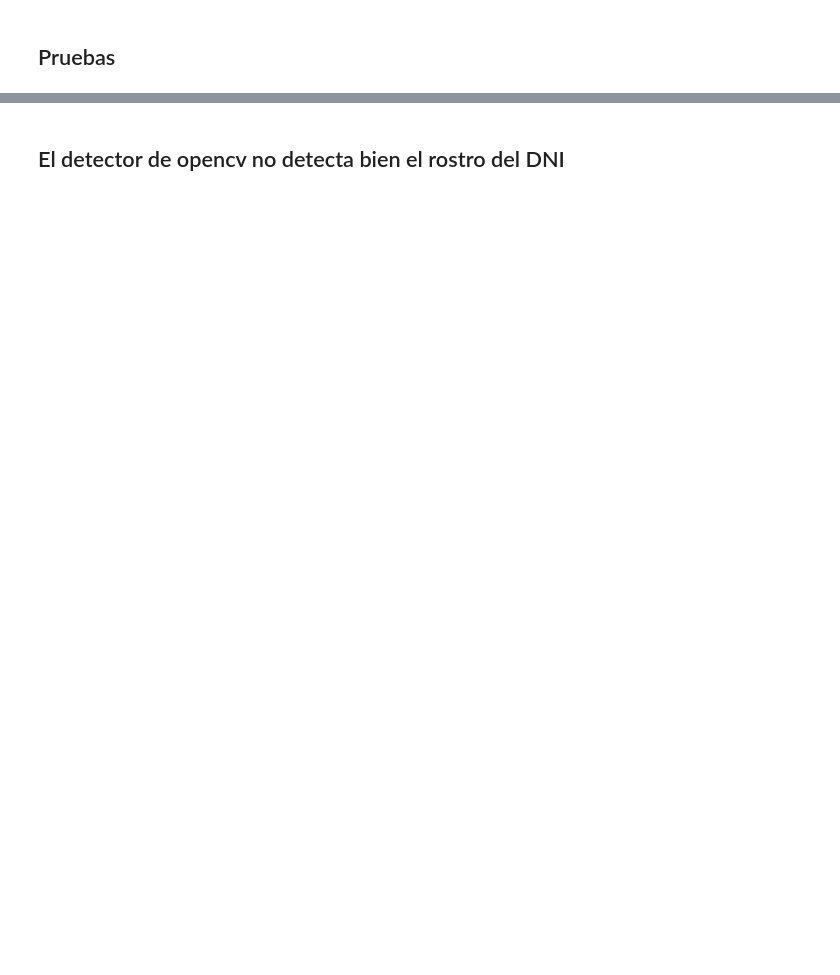
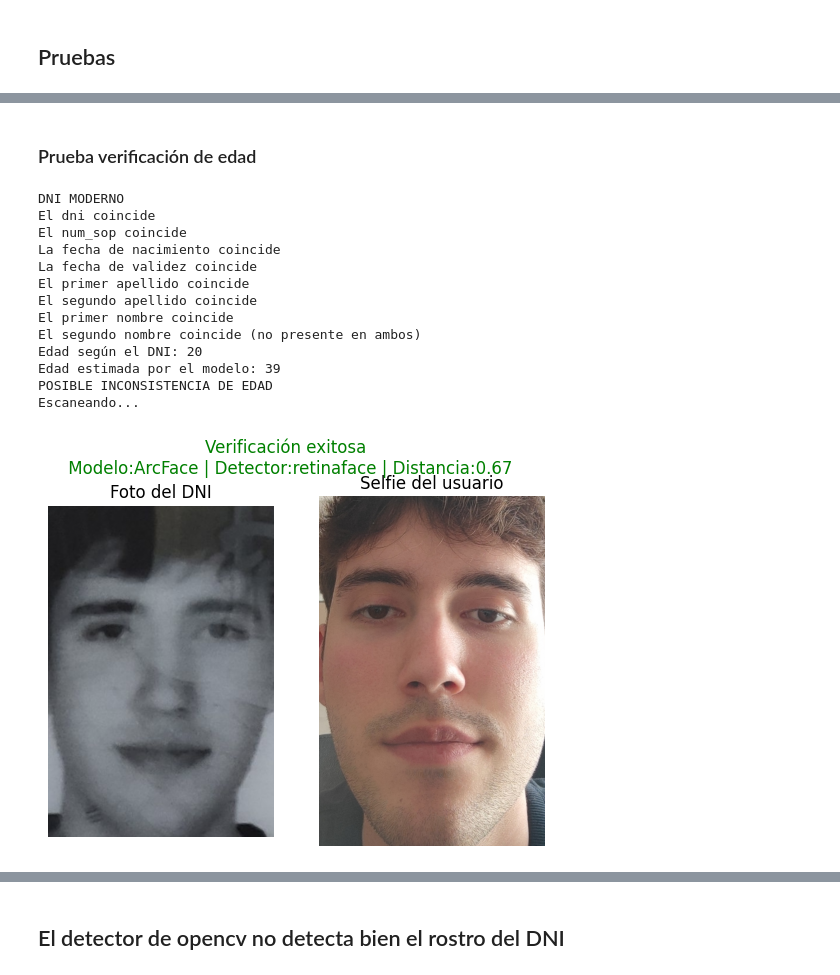
Before and after one commit to hum1-ua/facephichallenge2026_, a Jupyter notebook: main.ipynb, the cells around one changed output, grey strips where cells are left out. Drawn from its saved outputs; the diff is of its cells as text; code cells hidden in the pictures; blank space fills up the shorter version.

```diff
--- a/main.ipynb
+++ b/main.ipynb
@@ -377,7 +376,7 @@ def comparar_info(info, info_reverso, verbose=True):
 
     return resultados
 # %%
-def validar_dni(img1, img2, selfie=None):
+def validar_dni(img1, img2, selfie=None, verificar_edad=False):
     try:
         text = extract_text(model, img1)
         words_ante = show_ocr_result(text)
@@ -400,7 +399,6 @@ def validar_dni(img1, img2, selfie=None):
             info = extraccion_antiguo(words_ante)
 
         val_digitos(info)
-        edad = extraer_edad(info)
         val_caducidad(info)
 
         info_fila1, info_fila2, info_fila3 = procesar_filas(words_reve, info)
@@ -408,6 +406,15 @@ def validar_dni(img1, img2, selfie=None):
 
         comparar_info(info, info_reverso)
 
+        if selfie is not None and verificar_edad:
+            age = extraer_edad(info)
+            predicted_age = DeepFace.analyze(selfie, detector_backend='skip', actions=['age'])[0]['age']
+            print(f'Edad según el DNI: {age}\nEdad estimada por el modelo: {predicted_age}')
+            if abs(age-predicted_age)>10:
+                print("POSIBLE INCONSISTENCIA DE EDAD")
+            else:
+                print("Edad coherente con el DNI")
+
     except KeyError as e:
         raise ValueError (f'LOS CAMPOS NO SE HAN PODIDO VERIFICAR, SUBA OTRA IMAGEN DEL DNI')
 # %%
@@ -534,11 +547,13 @@ def one_shot_verification(dni_path, selfie_path, model_name='ArcFace', detector_
     else:
         fig.suptitle(f"Autenticación denegada\n Modelo: {model_name} | Detector: {detector_backend} | Distancia:{np.round(distance,2)}", color="red")
 # %%
-def pipeline(dni_anverso, dni_reverso, model_name='ArcFace', detector_backend = 'retinaface'):
-    """Función que integra todo el proceso de verificación"""
+def pipeline(dni_anverso, dni_reverso, selfie=None, verificar_edad=False, live=False, model_name='ArcFace', detector_backend = 'retinaface'):
+    """Función que automatiza el proceso de verificación"""
 
-
-    validar_dni(img1=dni_anverso, img2=dni_reverso)
-    real_time_verification(dni_path=dni_anverso, model_name=model_name, detector_backend=detector_backend)
+    validar_dni(img1=dni_anverso, img2=dni_reverso, selfie=selfie, verificar_edad=verificar_edad)
+    if live:
+        real_time_verification(dni_path=dni_anverso, model_name=model_name, detector_backend=detector_backend)
+    else:
+        one_shot_verification(dni_path=dni_anverso, selfie_path=selfie, model_name=model_name, detector_backend=detector_backend)
 # %% [markdown]
 ## Pruebas
@@ -669,3 +606,23 @@ Escaneando...
+# %% [markdown]
+### Prueba verificación de edad
+# %%
+#en este caso el modelo duda bastante
+pipeline(dni_anverso='dni_hugo_anverso.png', dni_reverso= 'dni_hugo_reverso.png', selfie='hugo.jpg', verificar_edad=True, live=False)
+# %% [output]
+DNI MODERNO
+El dni coincide
+El num_sop coincide
+La fecha de nacimiento coincide
+La fecha de validez coincide
+El primer apellido coincide
+El segundo apellido coincide
+El primer nombre coincide
+El segundo nombre coincide (no presente en ambos)
+Edad según el DNI: 20
+Edad estimada por el modelo: 39
+POSIBLE INCONSISTENCIA DE EDAD
+Escaneando...
+[figure, added]
 # %%
 one_shot_verification(dni_path='dni_alberto.jpg', selfie_path='alberto.jpg')
 # %% [output]
```
Also changed, not shown: parts of 16 cells of this notebook, 1 other file.
